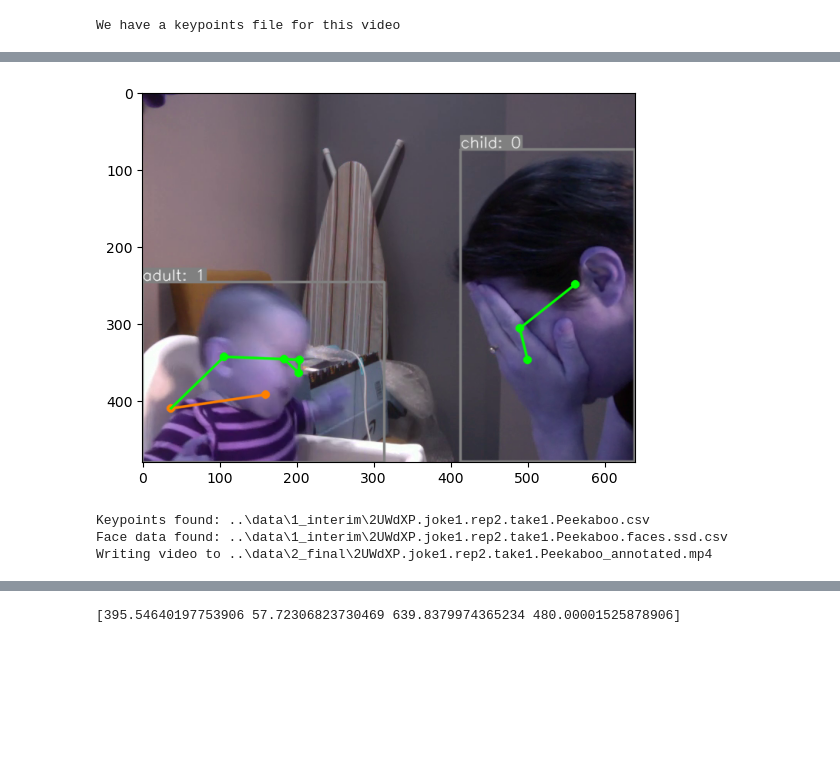
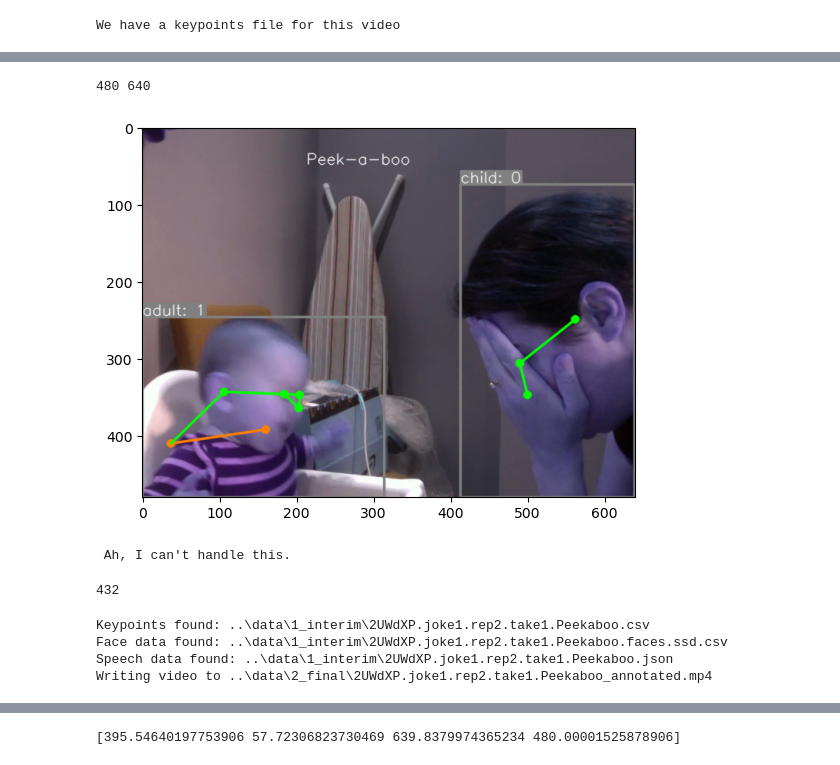
Before and after one commit to InfantLab/VideoAnnotator, a Jupyter notebook: code/06_ca_clean_label_actors_remove_ghosts.ipynb, the cells around one changed output, grey strips where cells are left out. Drawn from its saved outputs; the diff is of its cells as text; code cells hidden in the pictures; blank space fills up the shorter version.

Commit message:
more demo, display fixes

```diff
--- a/code/06_ca_clean_label_actors_remove_ghosts.ipynb
+++ b/code/06_ca_clean_label_actors_remove_ghosts.ipynb
@@ -112,0 +89,7 @@ print(xycs)
+# %%
+
+
+bboxlabels, bboxes, xycs = utils.getframekpts(kpts, 100)
+print(bboxlabels)
+print(bboxes)
+print(xycs)
@@ -113,7 +104,11 @@ print(xycs)
 # %%
-frame = display.drawOneFrame(frame, bboxlabels, bboxes, xycs)
+h, w = frame.shape[:2]
+print(h,w)
+
+frame = display.drawOneFrame(frame, bboxlabels, bboxes, xycs,"Peek-a-boo")
 
 plt.imshow(frame)
 plt.show()
 # %% [output]
+480 640
-[figure, old version]
+[figure, new version]
@@ -202,3 +115,18 @@ def createAnnotatedVideo(videopath,kptsdf = None,facesdf = None,speechdf = None,
+# %%
+with open(SPEECH_FILE) as f:
+    speechjson = json.load(f)
+caption = display.WhisperExtractCurrentCaption(speechjson, 100, 15)
+print(caption)
+# %% [output]
+ Ah, I can't handle this.
+# %%
+width = 640
+height = 480
+capbox = [[int(width /2), int(0.9*height), int(width/2), int(0.9*height)]]
+
+print(capbox[0][3])
+# %% [output]
+432
 # %%
 #look in processed videos to see if we have a keypoints file for this video
 videoname = os.path.basename(VIDEO_FILE)
@@ -207,15 +135,19 @@ if videodata.shape[0] > 0:
     kptsfile = videodata['Keypoints.file'].values[0]
     if os.path.exists(kptsfile):
         print(f"Keypoints found: {kptsfile}")
-        kpts = pd.read_csv(kptsfile)
+        kpts = pd.read_csv(kptsfile, index_col=None)
     facesfile = videodata['Faces.file'].values[0]
-    if os.path.exists(kptsfile):
+    if os.path.exists(facesfile):
         print(f"Face data found: {facesfile}")
-        facedata = pd.read_csv(facesfile)
-
-
-createAnnotatedVideo(VIDEO_FILE, kpts, facedata, None, videos_out)
+        facedata = pd.read_csv(facesfile, index_col=None)
+    speechfile = videodata['Speech.file'].values[0]
+    if os.path.exists(speechfile):
+        print(f"Speech data found: {speechfile}")
+        #open speech json file
+        with open(speechfile) as f:
+            speechdata = json.load(f)
 # %% [output]
 Keypoints found: ..\data\1_interim\2UWdXP.joke1.rep2.take1.Peekaboo.csv
 Face data found: ..\data\1_interim\2UWdXP.joke1.rep2.take1.Peekaboo.faces.ssd.csv
+Speech data found: ..\data\1_interim\2UWdXP.joke1.rep2.take1.Peekaboo.json
 Writing video to ..\data\2_final\2UWdXP.joke1.rep2.take1.Peekaboo_annotated.mp4
```
Also changed, not shown: parts of 12 cells of this notebook, 12 other files.
